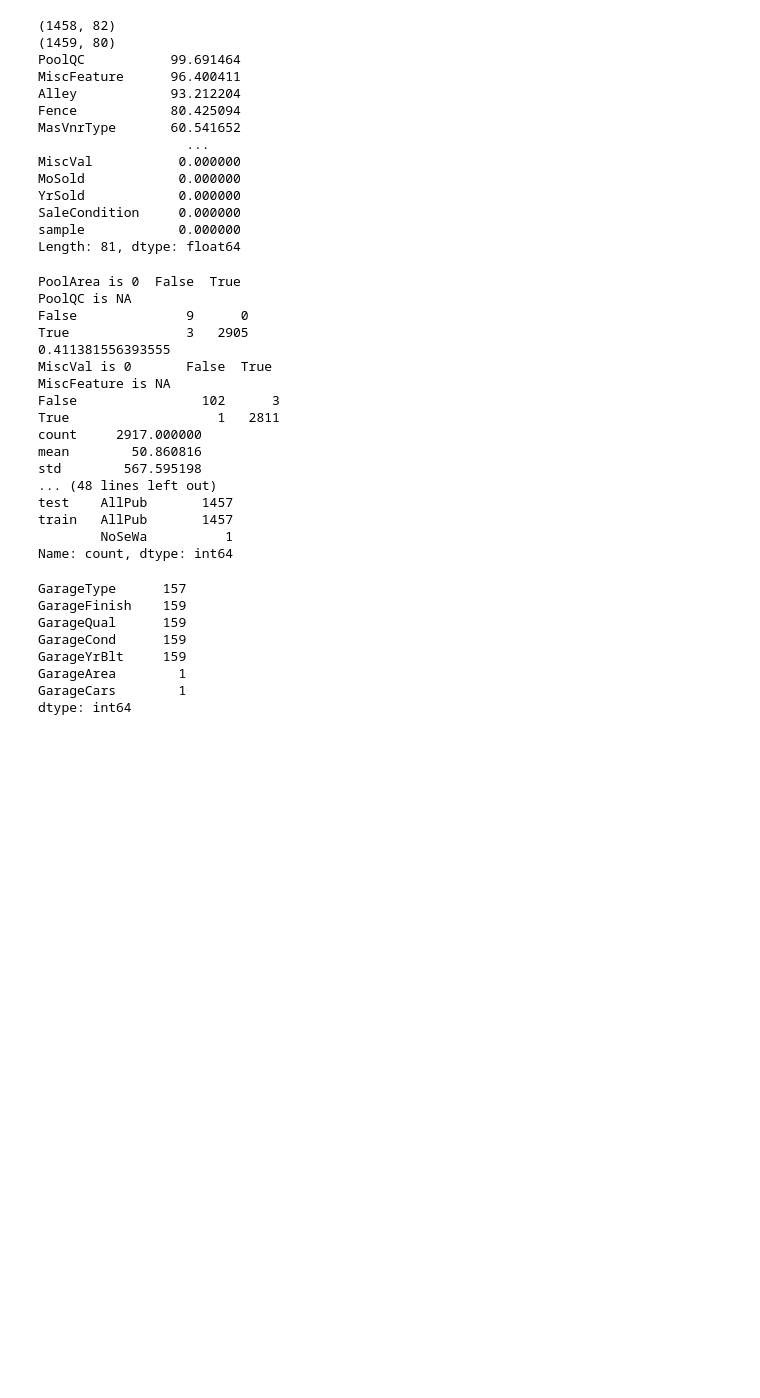
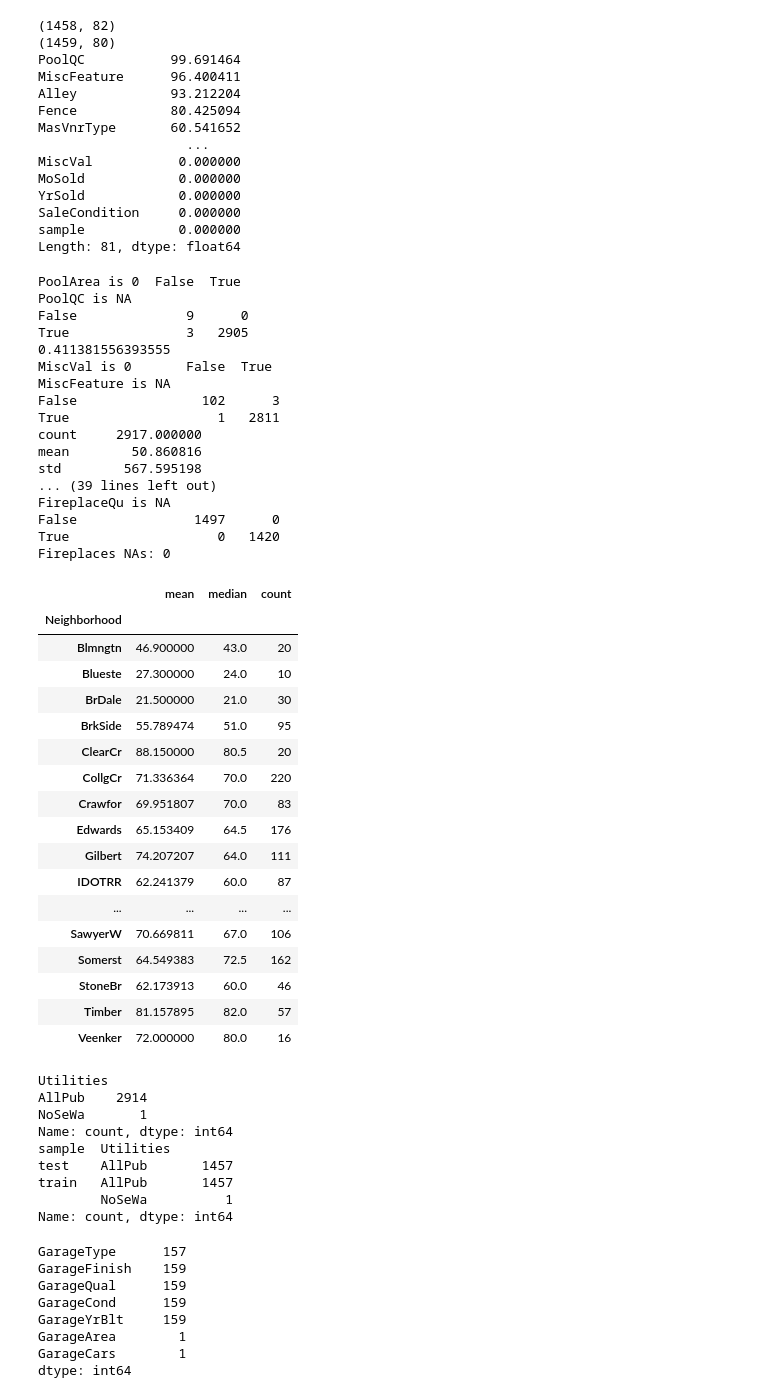
Before and after one commit to zarahelisa/ml_project_01, a Jupyter notebook: project_1_house_prices_zarah_dominguez.ipynb, the cells around one changed output. Cells and saved outputs as stored; diff of their text form; code cells hidden in the pictures; blank space fills up the shorter version.

```diff
--- a/project_1_house_prices_zarah_dominguez.ipynb
+++ b/project_1_house_prices_zarah_dominguez.ipynb
@@ -138,14 +136,14 @@ SaleCondition     0.000000
 sample            0.000000
 Length: 81, dtype: float64
 # %%
-#### PoolQC 99.52 % NAs
+#### PoolQC 99.69 % NAs
 print(pd.crosstab(all_data['PoolQC'].isna(), all_data['PoolArea'] == 0,
             rownames=['PoolQC is NA'], colnames=['PoolArea is 0']))
 all_data['dummie_pool'] = (all_data['PoolArea'] > 0).astype(int)
-print(sum(all_data['dummie_pool'])/(all_data.shape[0]) * 100) # 0.44%, 13 houses aprox from the 2919. I keep the binary, and wont use PoolArea or PoolQC
+print(sum(all_data['dummie_pool'])/(all_data.shape[0]) * 100) # 0.41%, 12 houses of 2917. I keep the binary, and wont use PoolArea or PoolQC
 all_data = all_data.drop(columns=['PoolQC', 'PoolArea'])
 
-#### MiscFeature 96.30 % NAs
+#### MiscFeature 96.40% NAs
 print(pd.crosstab(all_data['MiscFeature'].isna(), all_data['MiscVal'] == 0,
             rownames=['MiscFeature is NA'], colnames=['MiscVal is 0']))
 
@@ -170,7 +168,7 @@ print(all_data.loc[all_data['MasVnrType'].isna() & (all_data['MasVnrArea'] > 0),
 
 # Alley and Fence: NA means "no alley" / "no fence", so we fill with 'None'
 # MasVnrType: most NAs are the category "None" (no veneer)
-# (5 houses have area > 0 but no type: handled at the encoding step)
+# (5 houses have area > 0 but no type: type set to 'None', but their area is kept)
 all_data[['Alley', 'Fence', 'MasVnrType']] = all_data[['Alley', 'Fence', 'MasVnrType']].fillna('None')
 
 # MasVnrArea: houses with no veneer type and no area -> assume no veneer, area = 0
@@ -185,40 +183,67 @@ print(pd.crosstab(all_data['FireplaceQu'].isna(), all_data['Fireplaces'] == 0,
 print('Fireplaces NAs:', all_data['Fireplaces'].isna().sum())
 
 all_data[['FireplaceQu']] = all_data[['FireplaceQu']].fillna('None')
 
 # LotFrontage: real missing values (16.6%). Median varies by neighborhood,
 # so we impute with the neighborhood median, computed on TRAIN only to avoid leakage
-all_data.groupby('Neighborhood')['LotFrontage'].agg(['mean', 'median', 'count'])
+display(all_data.groupby('Neighborhood')['LotFrontage'].agg(['mean', 'median', 'count']))
 
 lotfront_median_by_nbhd = train.groupby('Neighborhood')['LotFrontage'].median()
-lotfront_median_global  = train['LotFrontage'].median() # For neighborhoods that dont
+lotfront_median_global  = train['LotFrontage'].median() # Fallback for neighborhoods without a median
 
 all_data['LotFrontage'] = all_data['LotFrontage'].fillna(all_data['Neighborhood'].map(lotfront_median_by_nbhd))
 all_data['LotFrontage'] = all_data['LotFrontage'].fillna(lotfront_median_global)
 
 # Utilities dropped: all houses but one (in train) are AllPub, so it carries no information.
 print(all_data['Utilities'].value_counts())
 print(all_data.groupby('sample')['Utilities'].value_counts())
 
 all_data = all_data.drop(columns=['Utilities'])
 # %% [output]
 PoolArea is 0  False  True
 PoolQC is NA
 False              9      0
 True               3   2905
 0.411381556393555
 MiscVal is 0       False  True
 MiscFeature is NA
 False                102      3
 True                   1   2811
 count     2917.000000
 mean        50.860816
 std        567.595198
-... (48 lines left out)
-test    AllPub       1457
-train   AllPub       1457
-        NoSeWa          1
-Name: count, dtype: int64
+... (39 lines left out)
+FireplaceQu is NA
+False               1497      0
+True                   0   1420
+Fireplaces NAs: 0
+|  | mean | median | count |
+| Neighborhood |  |  |  |
+| Blmngtn | 46.900000 | 43.0 | 20 |
+| Blueste | 27.300000 | 24.0 | 10 |
+| BrDale | 21.500000 | 21.0 | 30 |
+| BrkSide | 55.789474 | 51.0 | 95 |
+| ClearCr | 88.150000 | 80.5 | 20 |
+| CollgCr | 71.336364 | 70.0 | 220 |
+| Crawfor | 69.951807 | 70.0 | 83 |
+| Edwards | 65.153409 | 64.5 | 176 |
+| Gilbert | 74.207207 | 64.0 | 111 |
+| IDOTRR | 62.241379 | 60.0 | 87 |
+| ... | ... | ... | ... |
+| SawyerW | 70.669811 | 67.0 | 106 |
+| Somerst | 64.549383 | 72.5 | 162 |
+| StoneBr | 62.173913 | 60.0 | 46 |
+| Timber | 81.157895 | 82.0 | 57 |
+| Veenker | 72.000000 | 80.0 | 16 |
+Utilities
+AllPub    2914
+NoSeWa       1
+Name: count, dtype: int64
+sample  Utilities
+test    AllPub       1457
+train   AllPub       1457
+        NoSeWa          1
+Name: count, dtype: int64
 # %%
 #### Garage columns
 
```
Also changed, not shown: parts of 7 cells of this notebook.
